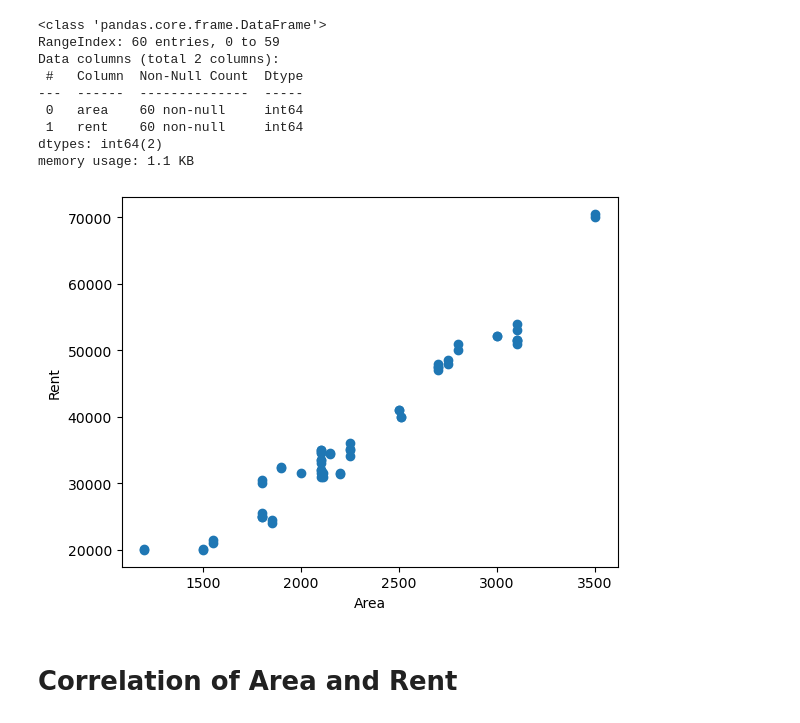
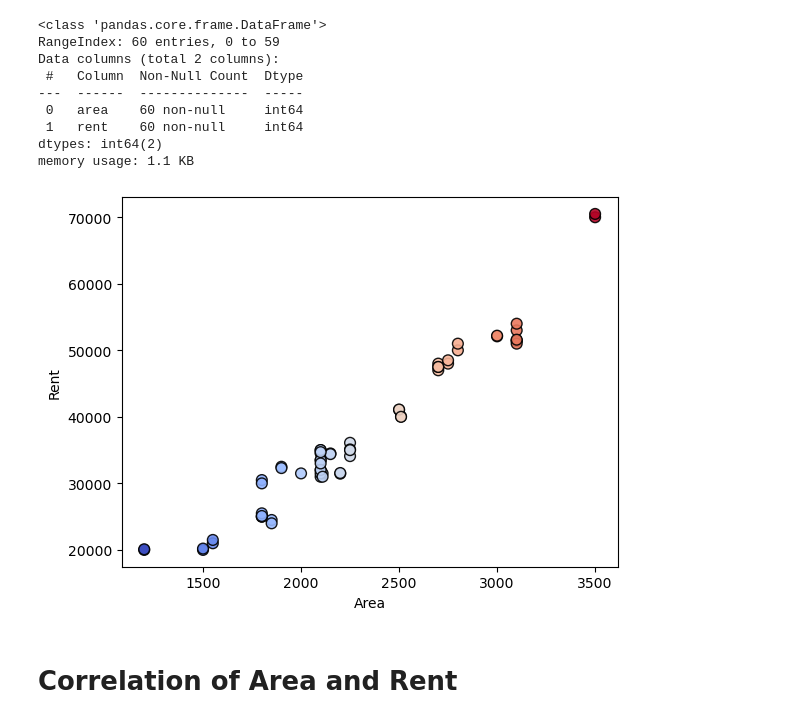
Before and after one commit to avimallik/machine_learning_workbench, a Jupyter notebook: bivariate_linear_regression/dhaka_rent_prediction.ipynb, the cells around one changed output. Cells and saved outputs as stored; diff of their text form; code cells hidden in the pictures.

```diff
--- a/bivariate_linear_regression/dhaka_rent_prediction.ipynb
+++ b/bivariate_linear_regression/dhaka_rent_prediction.ipynb
@@ -49,14 +49,19 @@ memory usage: 1.1 KB
 # %%
 def rentPlot():
     plt_x = np.array(xArea)
     plt_y = np.array(yRent)
-    plt.scatter(df["area"], df["rent"],)
+    plt.scatter(df["area"], df["rent"],
+                c = df['area'],
+                cmap='coolwarm',
+                s=60,
+                alpha=.90,
+                edgecolor='k')
     plt.xlabel("Area")
     plt.ylabel("Rent")
 
 rentPlot()
 # %% [output]
-[figure, old version]
+[figure, new version]
 # %% [markdown]
 # Correlation of Area and Rent
 # %%
```
Also changed, not shown: parts of 24 cells of this notebook, 1 other file.
